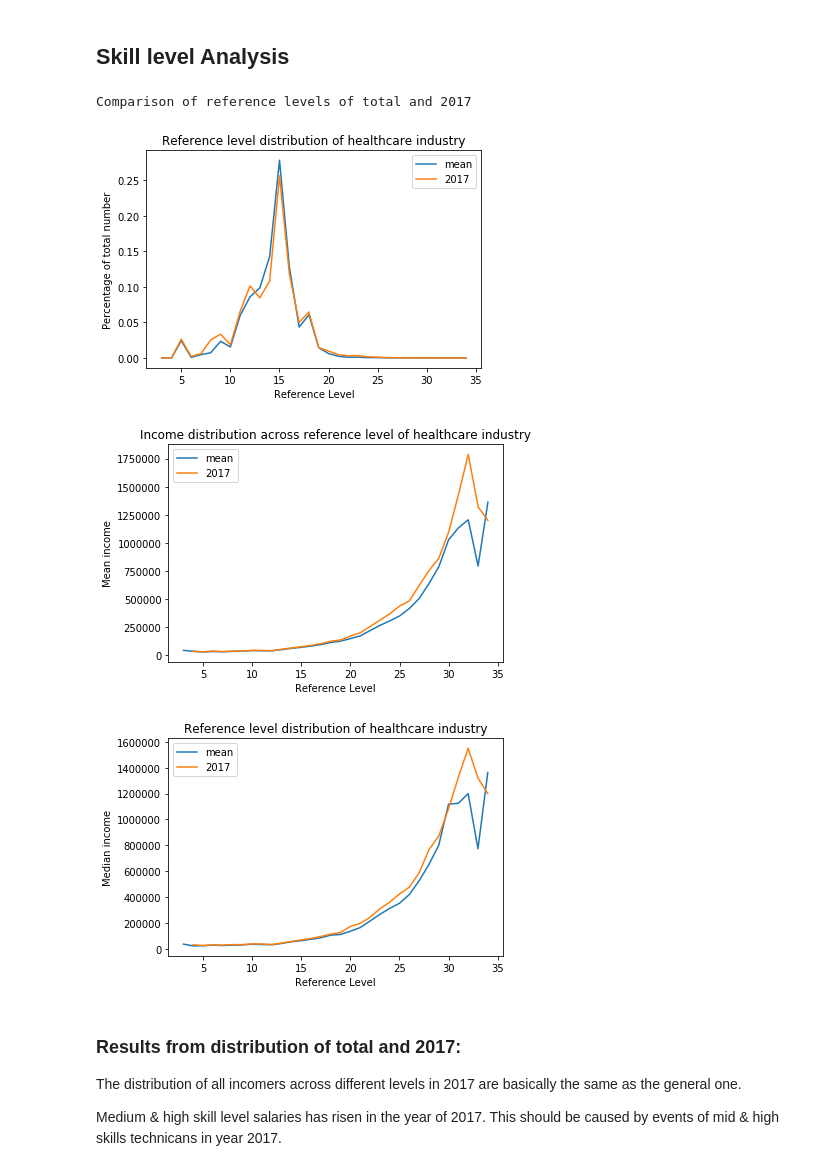
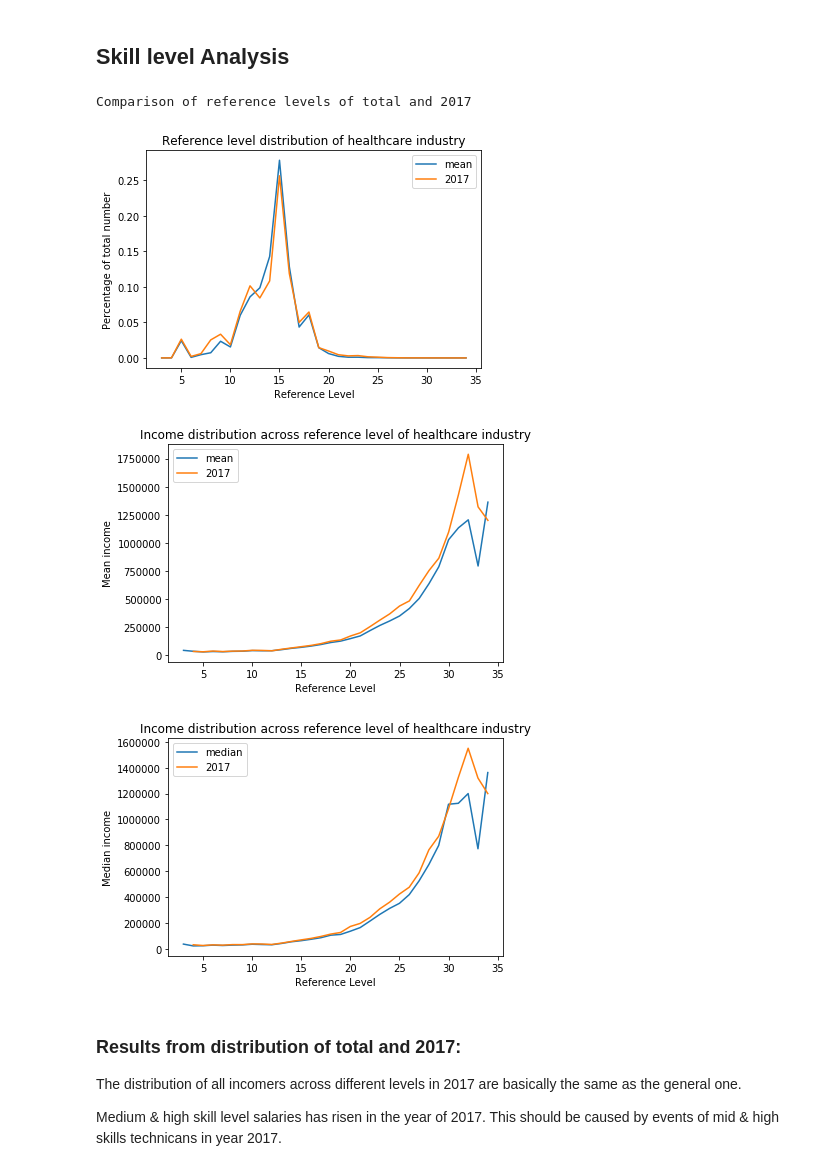
Before and after one commit to rsk2327/PDSG_PayInequality, a Jupyter notebook: healthcare_sector_analysis.ipynb, the cells around one changed output. Cells and saved outputs as stored; diff of their text form; code cells hidden in the pictures.

```diff
--- a/healthcare_sector_analysis.ipynb
+++ b/healthcare_sector_analysis.ipynb
@@ -75,7 +88,7 @@ Reading data from reclassified_all_data.csv
 # %%
 if not company_analyzed:
     # Mean
-    data_df = data_df[['KF_ID', 'CalendarYear', 'SectorName', 'Base Salary', 'RegionName', 'OwnershipTypeDesc', 'NumOfEmpDesc', 'ReferenceLevelNum', 'IncumbentPointCount']]
+    data_df = data_df[['KF_ID', 'CalendarYear', 'SectorName', 'Base Salary', 'RegionName', 'OwnershipTypeDesc', 'NumOfEmpDesc', 'ReferenceLevelNum', 'IncumbentPointCount', 'JobName', 'RegionName']]
     healthcare_df = data_df[data_df['SectorName']=="healthcare"]
     healthcare_df = healthcare_df[healthcare_df['ReferenceLevelNum'] != 99]
     print("A total of " + str(healthcare_df.shape[0]) + " data pieces are related with healthcare industry\n")
@@ -1002,36 +1017,36 @@ if not skill_level_analyzed:
         year_level_count[level] /= counts
 
     fig1 = plt.figure()
     plt.title("Reference level distribution of healthcare industry")
     plt.ylabel("Percentage of total number")
     plt.xlabel("Reference Level")
     plt.plot(sorted(pd.unique(healthcare_df['ReferenceLevelNum'])), list(level_count.values()), label = 'mean')
     plt.plot(sorted(pd.unique(healthcare_df['ReferenceLevelNum'])), list(year_level_count.values()), label = '2017')
     plt.legend()
     plt.show()
 
     fig2 = plt.figure()
     plt.title("Income distribution across reference level of healthcare industry")
     plt.ylabel("Mean income")
     plt.xlabel("Reference Level")
     plt.plot(sorted(pd.unique(healthcare_df['ReferenceLevelNum'])), list(level_mean.values()), label = 'mean')
     plt.plot(sorted(pd.unique(healthcare_df['ReferenceLevelNum'])), list(year_level_mean.values()), label = '2017')
     plt.legend()
     plt.show()
 
     fig3 = plt.figure()
-    plt.title("Reference level distribution of healthcare industry")
+    plt.title("Income distribution across reference level of healthcare industry")
     plt.ylabel("Median income")
     plt.xlabel("Reference Level")
-    plt.plot(sorted(pd.unique(healthcare_df['ReferenceLevelNum'])), list(level_median.values()), label = 'mean')
+    plt.plot(sorted(pd.unique(healthcare_df['ReferenceLevelNum'])), list(level_median.values()), label = 'median')
     plt.plot(sorted(pd.unique(healthcare_df['ReferenceLevelNum'])), list(year_level_median.values()), label = '2017')
     plt.legend()
     plt.show()
 # %% [output]
 Comparison of reference levels of total and 2017
 [figure]
 [figure]
-[figure, old version]
+[figure, new version]
 # %% [markdown]
 ### Results from distribution of total and 2017:
 
```
Also changed, not shown: parts of 4 cells of this notebook.
